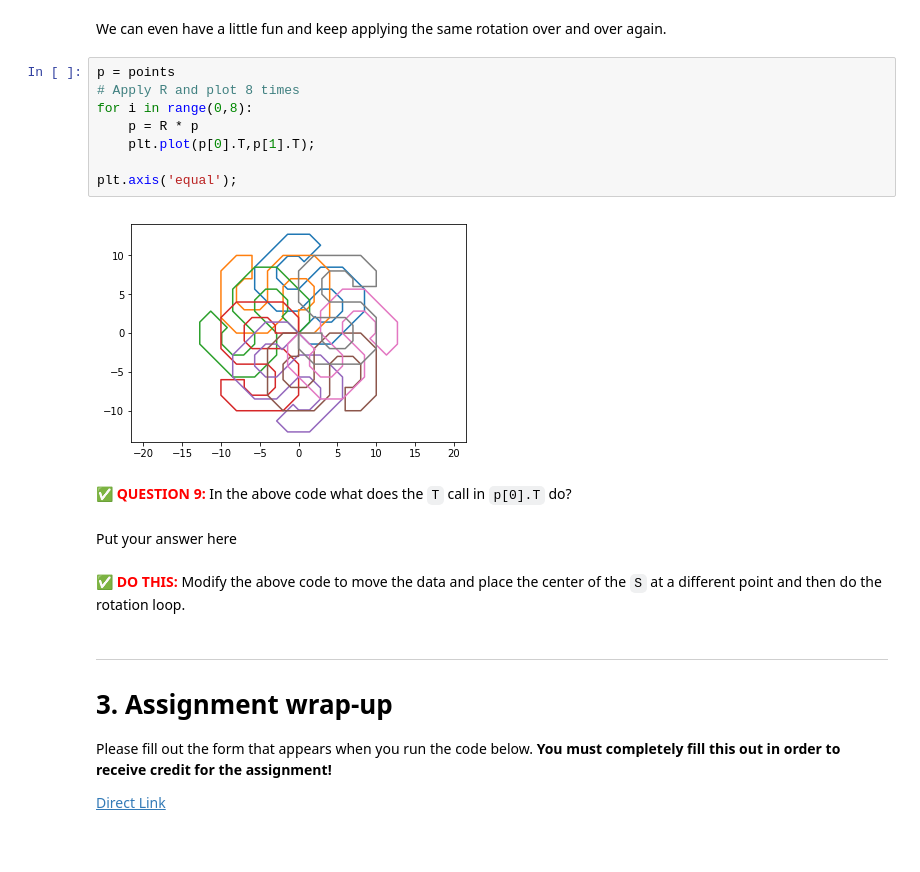
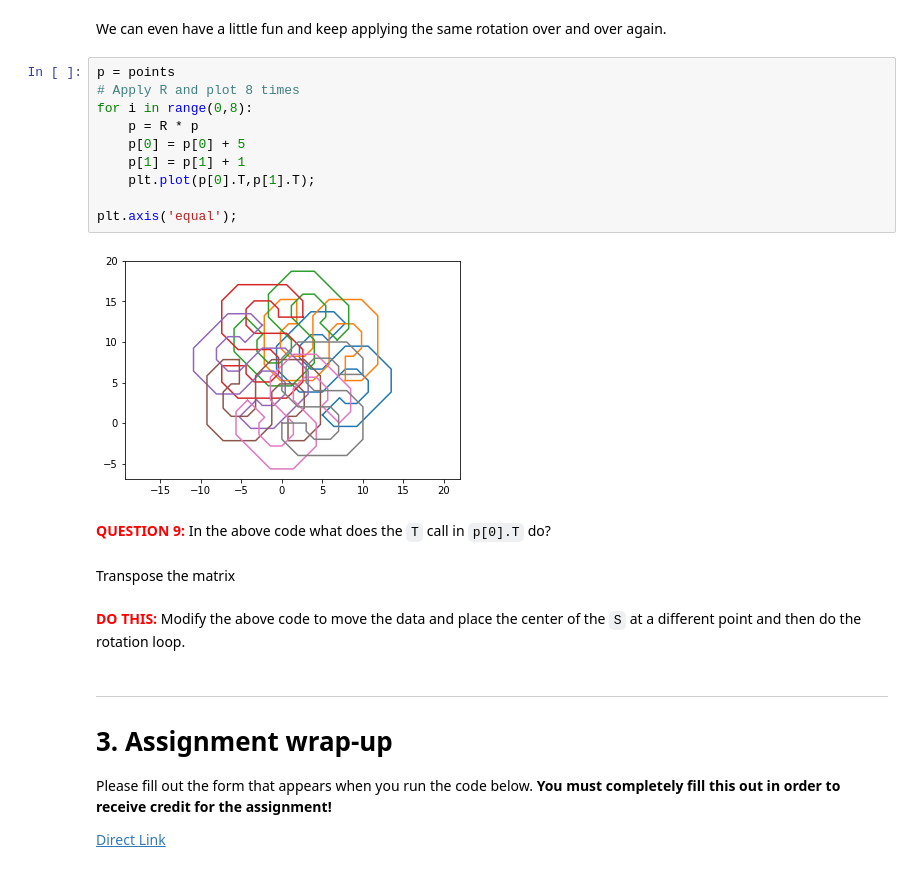
Before and after one commit to nicwigs/314, a Jupyter notebook: preclass/05--Transformations-pre-class-assignment.ipynb, the cells around one changed output. Cells and saved outputs as stored; diff of their text form; blank space fills up the shorter version.

Commit message:
finished preclass 05 - row operations via matrix multiplication.

````diff
--- a/preclass/05--Transformations-pre-class-assignment.ipynb
+++ b/preclass/05--Transformations-pre-class-assignment.ipynb
@@ -373,19 +380,21 @@ We can even have a little fun and keep applying the same rotation over and over
 # %%
 p = points
 # Apply R and plot 8 times
 for i in range(0,8):
     p = R * p
+    p[0] = p[0] + 5
+    p[1] = p[1] + 1
     plt.plot(p[0].T,p[1].T);
 
 plt.axis('equal');
 # %% [output]
-[figure, old version]
+[figure, new version]
 # %% [markdown]
-&#9989; <font color=red>**QUESTION 9:**</font> In the above code what does the ```T``` call in ```p[0].T``` do?
+ <font color=red>**QUESTION 9:**</font> In the above code what does the ```T``` call in ```p[0].T``` do?
-# %% [markdown]
-Put your answer here
+# %% [markdown]
+Transpose the matrix
 # %% [markdown]
-&#9989; <font color=red>**DO THIS:**</font> Modify the above code to move the data and place the center of the ```S``` at a different point and then do the rotation loop.
+<font color=red>**DO THIS:**</font> Modify the above code to move the data and place the center of the ```S``` at a different point and then do the rotation loop.
 # %% [markdown]
 ----
 # 3. Assignment wrap-up
````
Also changed, not shown: parts of 56 cells of this notebook.
